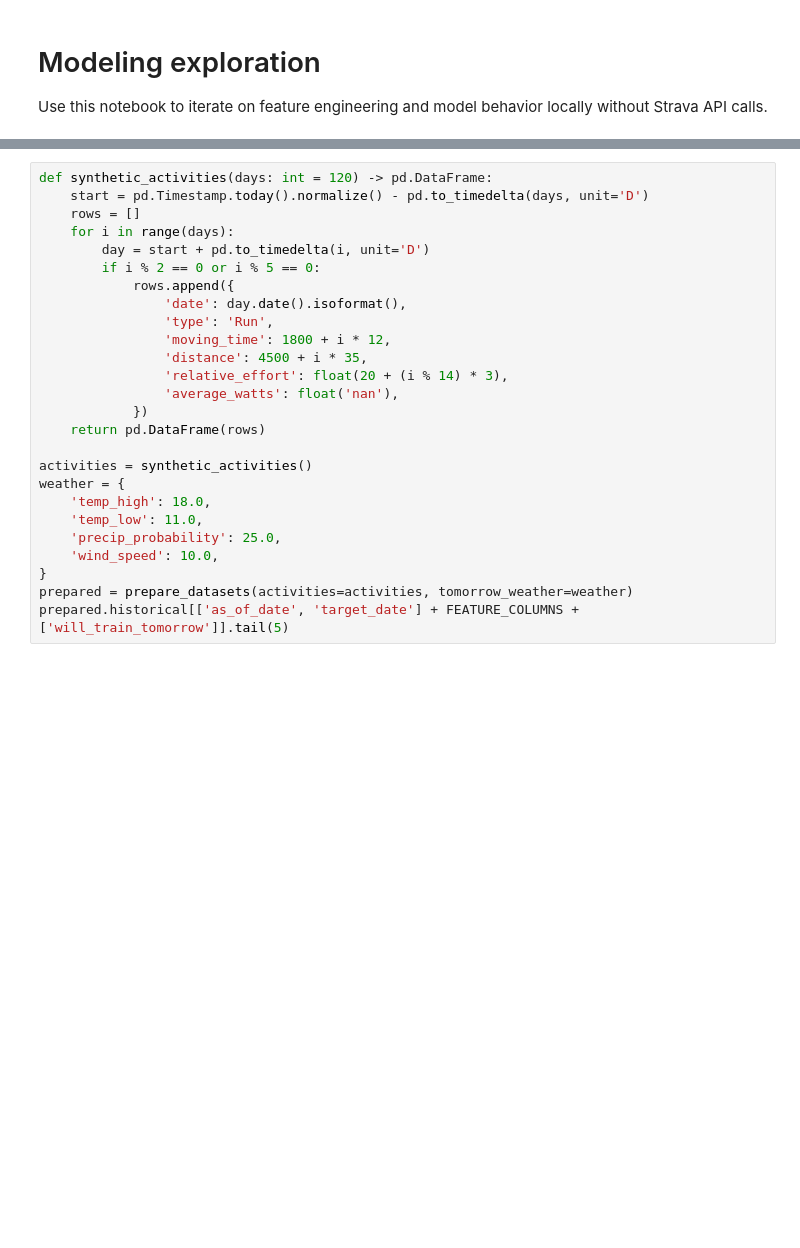
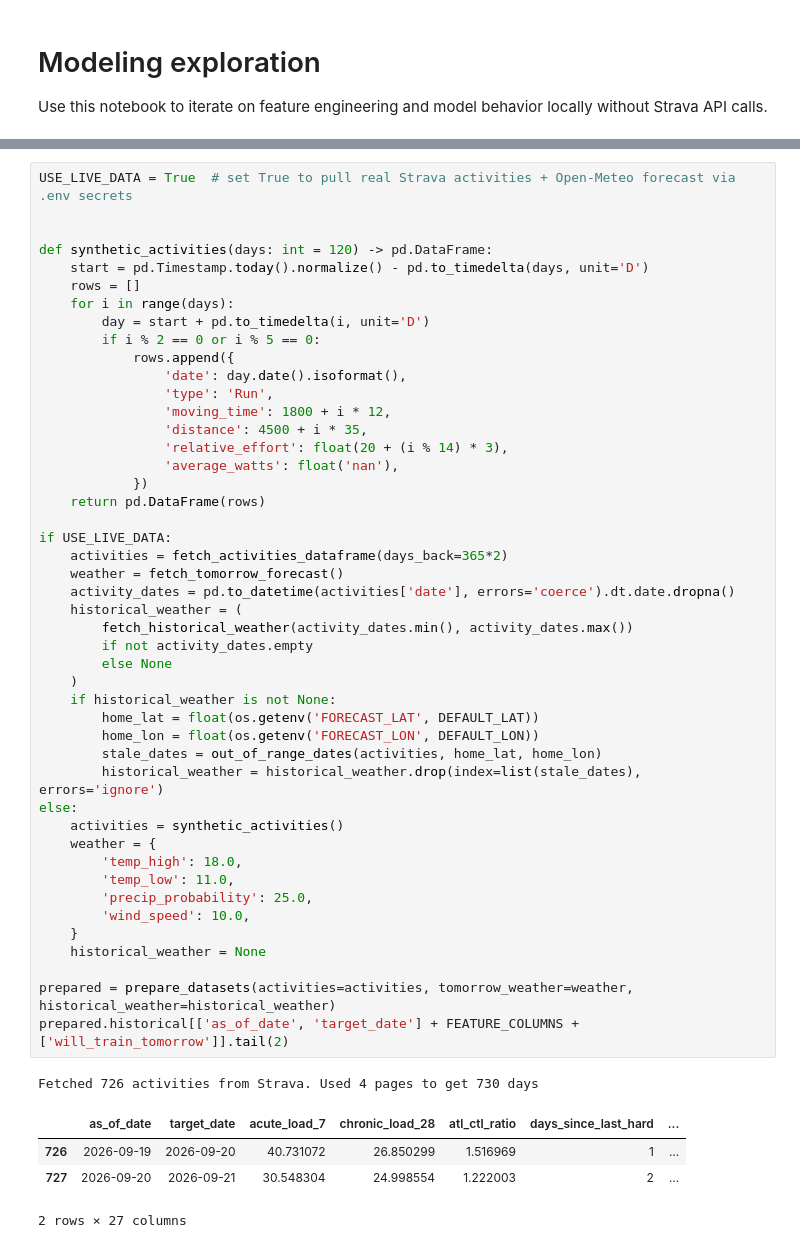
Before and after one commit to loganmckerlich/train-tomorrow, a Jupyter notebook: scripts/modeling_exploration.ipynb, the cells around one changed output, grey strips where cells are left out. Drawn from its saved outputs; the diff is of its cells as text; blank space fills up the shorter version.

```diff
--- a/scripts/modeling_exploration.ipynb
+++ b/scripts/modeling_exploration.ipynb
@@ -22,26 +34,52 @@ from model import feature_contributions, predict_tomorrow, train_and_save_models
 # %%
+USE_LIVE_DATA = True  # set True to pull real Strava activities + Open-Meteo forecast via .env secrets
+
+
 def synthetic_activities(days: int = 120) -> pd.DataFrame:
     start = pd.Timestamp.today().normalize() - pd.to_timedelta(days, unit='D')
     rows = []
     for i in range(days):
         day = start + pd.to_timedelta(i, unit='D')
         if i % 2 == 0 or i % 5 == 0:
             rows.append({
                 'date': day.date().isoformat(),
                 'type': 'Run',
                 'moving_time': 1800 + i * 12,
                 'distance': 4500 + i * 35,
                 'relative_effort': float(20 + (i % 14) * 3),
                 'average_watts': float('nan'),
             })
     return pd.DataFrame(rows)
 
-activities = synthetic_activities()
-weather = {
-    'temp_high': 18.0,
-    'temp_low': 11.0,
-    'precip_probability': 25.0,
-    'wind_speed': 10.0,
-}
-prepared = prepare_datasets(activities=activities, tomorrow_weather=weather)
-prepared.historical[['as_of_date', 'target_date'] + FEATURE_COLUMNS + ['will_train_tomorrow']].tail(5)
+if USE_LIVE_DATA:
+    activities = fetch_activities_dataframe(days_back=365*2)
+    weather = fetch_tomorrow_forecast()
+    activity_dates = pd.to_datetime(activities['date'], errors='coerce').dt.date.dropna()
+    historical_weather = (
+        fetch_historical_weather(activity_dates.min(), activity_dates.max())
+        if not activity_dates.empty
+        else None
+    )
+    if historical_weather is not None:
+        home_lat = float(os.getenv('FORECAST_LAT', DEFAULT_LAT))
+        home_lon = float(os.getenv('FORECAST_LON', DEFAULT_LON))
+        stale_dates = out_of_range_dates(activities, home_lat, home_lon)
+        historical_weather = historical_weather.drop(index=list(stale_dates), errors='ignore')
+else:
+    activities = synthetic_activities()
+    weather = {
+        'temp_high': 18.0,
+        'temp_low': 11.0,
+        'precip_probability': 25.0,
+        'wind_speed': 10.0,
+    }
+    historical_weather = None
+
+prepared = prepare_datasets(activities=activities, tomorrow_weather=weather, historical_weather=historical_weather)
+prepared.historical[['as_of_date', 'target_date'] + FEATURE_COLUMNS + ['will_train_tomorrow']].tail(2)
+# %% [output]
+Fetched 726 activities from Strava. Used 4 pages to get 730 days
+|  | as_of_date | target_date | acute_load_7 | chronic_load_28 | atl_ctl_ratio | days_since_last_hard | ... |
+| 726 | 2026-09-19 | 2026-09-20 | 40.731072 | 26.850299 | 1.516969 | 1 | ... |
+| 727 | 2026-09-20 | 2026-09-21 | 30.548304 | 24.998554 | 1.222003 | 2 | ... |
+2 rows × 27 columns
```
Also changed, not shown: parts of 11 cells of this notebook, 12 other files.
